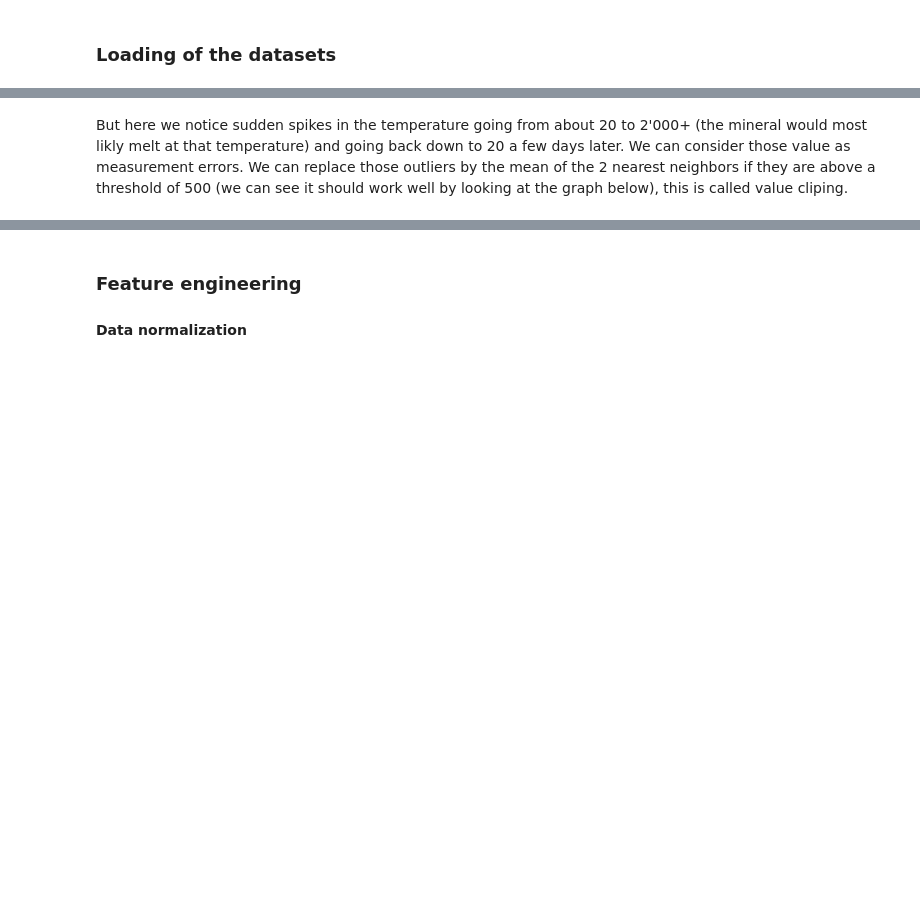
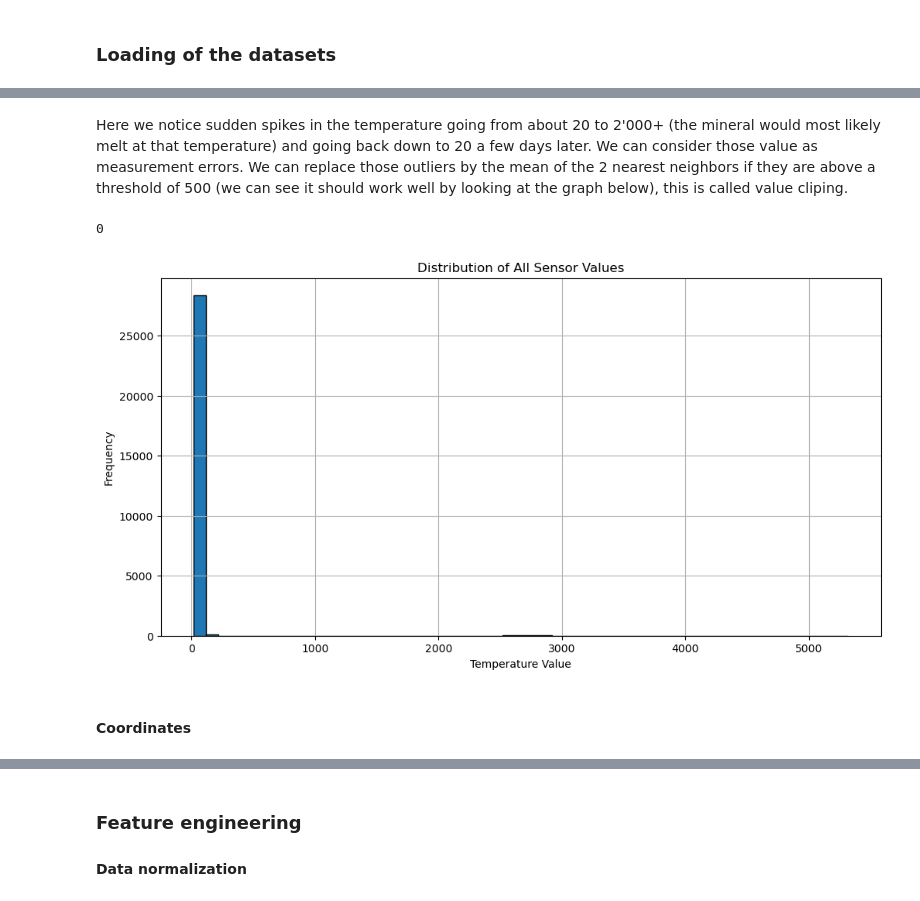
Before and after one commit to Deimos-1/ML-project, a Jupyter notebook: logs.ipynb, the cells around one changed output, grey strips where cells are left out. Cells and saved outputs as stored; diff of their text form; code cells hidden in the pictures; blank space fills up the shorter version.

```diff
--- a/logs.ipynb
+++ b/logs.ipynb
@@ -168,0 +149,15 @@ display(pressure_train.head(5))
+# %%
+## approximately computing the mean to see if the humidity is revelant
+mean_humidity = humidity_train.mean(axis=0).iloc[1:] ## not keeping the time for the mean (1st column)
+mean_humidity.dropna(inplace=True)
+print(f"Global mean: {np.mean(mean_humidity, axis=0)}, variance: {np.std(mean_humidity, axis=0)}")
+
+## starting the time at 0 as with pressure:
+humidity_test["M.Time[d]"] = (humidity_test["M.Time[d]"] - 1554).astype('int32')
+humidity_train["M.Time[d]"] = (humidity_train["M.Time[d]"] - 1554).astype('int32')
+
+## Imputing the missing data
+humidity_train = imputer.fit_transform(humidity_train)
+humidity_test = imputer.fit_transform(humidity_test)
+
+display(humidity_train.iloc[:,0:13])
@@ -184,18 +197,32 @@ display(temperature_train.head(10))
 # %% [markdown]
-But here we notice sudden spikes in the temperature going from about 20 to 2'000+ (the mineral would most likly melt at that temperature) and going back down to 20 a few days later. We can consider those value as measurement errors. We can replace those outliers by the mean of the 2 nearest neighbors if they are above a threshold of 500 (we can see it should work well by looking at the graph below), this is called value cliping.
+Here we notice sudden spikes in the temperature going from about 20 to 2'000+ (the mineral would most likely melt at that temperature) and going back down to 20 a few days later. We can consider those value as measurement errors. We can replace those outliers by the mean of the 2 nearest neighbors if they are above a threshold of 500 (we can see it should work well by looking at the graph below), this is called value cliping.
 # %%
-# We need to be careful and not taking into account the first column with high values of time
-columns = temperature_train.columns.difference(["M.Time[d]"])
+## We impute the missing data with the 2 nearest neighbors as done with the pressure
+temperature_train = imputer.fit_transform(temperature_train)
+print(temperature_train.isnull().sum().sum()) # check that it worked
 
-## Commented out a it takes 15s to run
-# sns.boxplot(temperature_train.iloc[:,1:])
+# Visualize the distribution with a histogram (code provided by ChatGPT)
+sensor_data = temperature_train.iloc[:,1:]
+all_values = sensor_data.values.flatten()
+plt.figure(figsize=(12, 6))
+plt.hist(all_values, bins = np.arange(all_values.min(), all_values.max() + 1000, 100), edgecolor='black')
+plt.title('Distribution of All Sensor Values')
+plt.xlabel('Temperature Value')
+plt.ylabel('Frequency')
+plt.grid(True)
+plt.show()
 
-temperature_train[columns] = temperature_train[columns].mask(temperature_train[columns] >= 500, np.nan)
-# temperature_train.iloc[:, :10]
+## Applying the filter:
+temperature_train.iloc[:,1:] = temperature_train.iloc[:,1:].mask(temperature_train.iloc[:,1:] >= 500, np.nan)
 
 ## We impute the missing data with the 2 nearest neighbors as done with the pressure
 temperature_train = imputer.fit_transform(temperature_train)
 temperature_train.isnull().sum().sum() # check that it worked
 
 ## Start the time at 0:
 temperature_train["M.Time[d]"] = (temperature_train["M.Time[d]"] - 1554).astype('int32')
+# %% [output]
+0
+[figure, added]
+# %% [markdown]
+#### **Coordinates**
```
Also changed, not shown: parts of 23 cells of this notebook.
